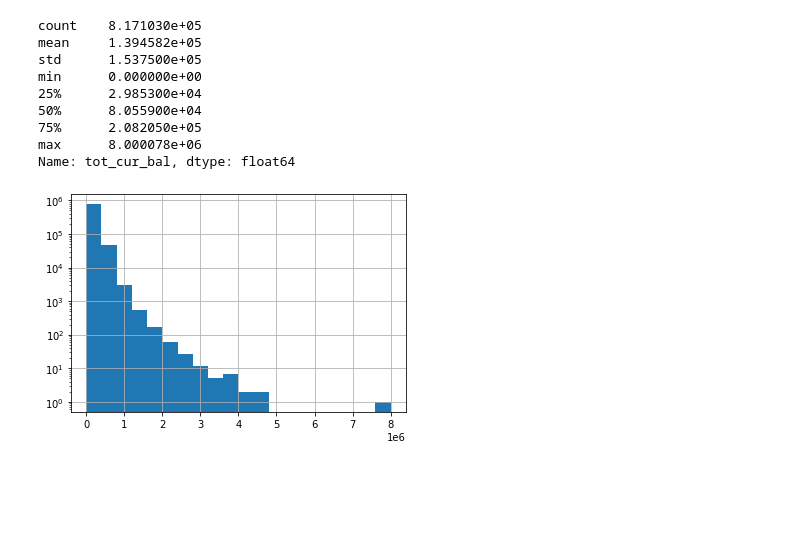
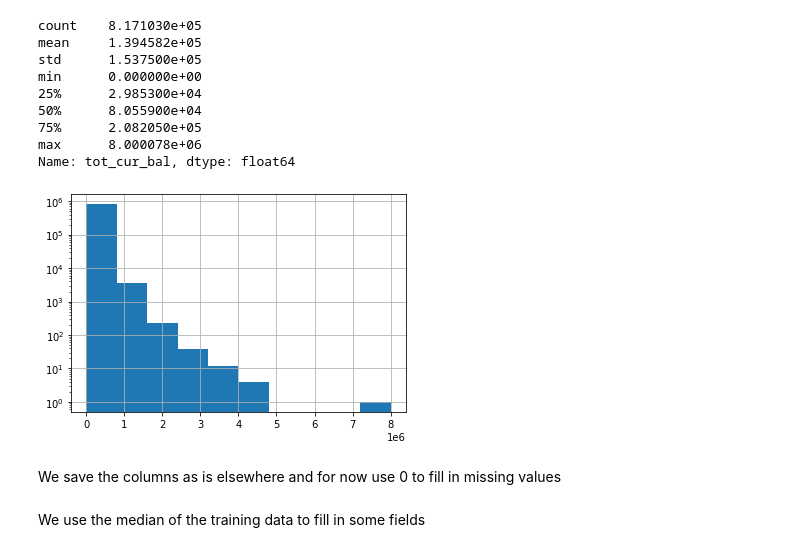
Before and after one commit to ronsperber/Lending-Club, a Jupyter notebook: lending_club.ipynb, the cells around one changed output. Drawn from its saved outputs; the diff is of its cells as text; code cells hidden in the pictures; blank space fills up the shorter version.

Commit message:
Data cleaning

```diff
--- a/lending_club.ipynb
+++ b/lending_club.ipynb
@@ -430,8 +430,10 @@ min      0.000000e+00
 max      8.000078e+06
 Name: tot_cur_bal, dtype: float64
 # %%
-X.tot_cur_bal.hist(bins=
+X.tot_cur_bal.hist(bins=10)
 plt.yscale("log")
 plt.show()
 # %% [output]
-[figure, old version]
+[figure, new version]
+# %% [markdown]
+We save the columns as is elsewhere and for now use 0 to fill in missing values
@@ -437,0 +461,2 @@ plt.show()
+# %% [markdown]
+We use the median of the training data to fill in some fields
```
Also changed, not shown: parts of 61 cells of this notebook, 1 other file.
